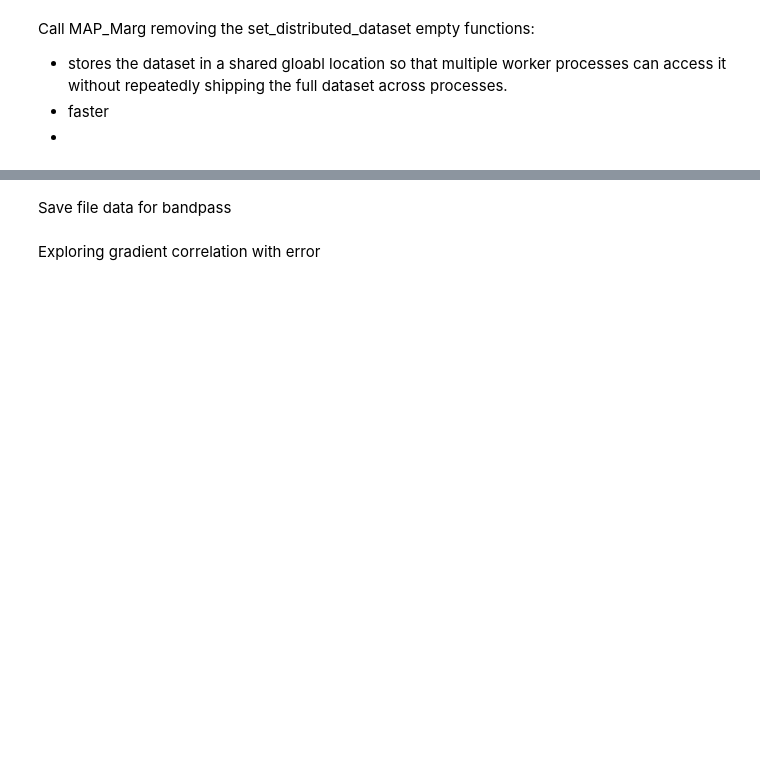
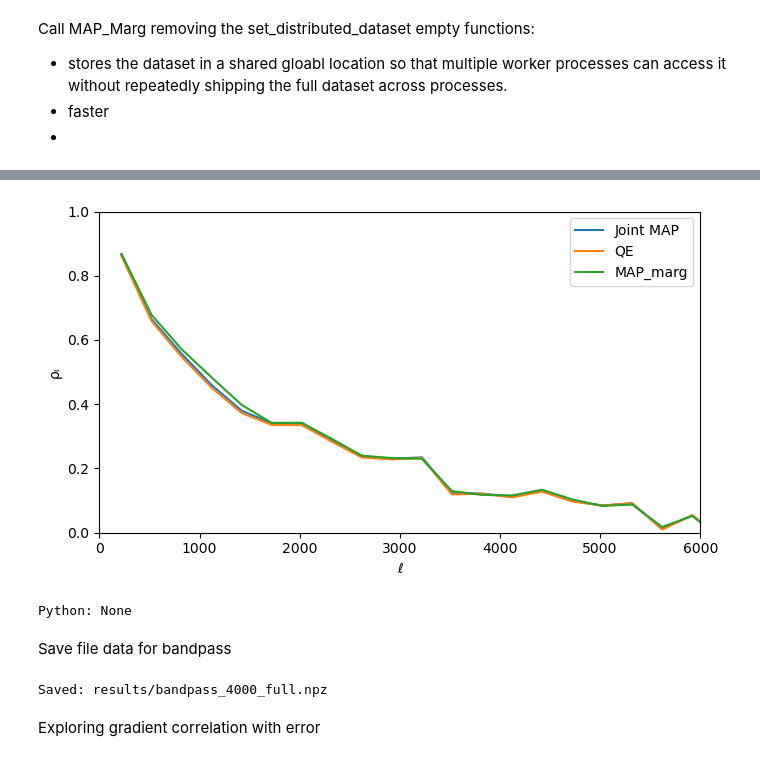
Before and after one commit to mdh959/CMB_Project, a Jupyter notebook: project.ipynb, the cells around one changed output, grey strips where cells are left out. Cells and saved outputs as stored; diff of their text form; code cells hidden in the pictures; blank space fills up the shorter version.

Commit message:
added Cl_unlensed_TT

```diff
--- a/project.ipynb
+++ b/project.ipynb
@@ -273,34 +334,37 @@ end
 # --- Compute correlations ---
 ρ_map  = get_ρℓ(ϕ,      ϕJ)
 ρ_qe   = get_ρℓ(ϕqe, ϕ)
 ρ_marg = get_ρℓ(ϕ_marg, ϕ)          # ← NEW LINE
 
 # --- Bin for smoothing ---
 ΔL = 300        # Louis used ~80–100; but your patch is smaller
 Lmap,  ρmap_b  = bin_spectrum(ρ_map.ℓ,  ρ_map.Cℓ;  ΔL=ΔL)
 Lqe,   ρqe_b   = bin_spectrum(ρ_qe.ℓ,   ρ_qe.Cℓ;   ΔL=ΔL)
 Lmarg, ρmarg_b = bin_spectrum(ρ_marg.ℓ, ρ_marg.Cℓ; ΔL=ΔL)   # ← NEW LINE
 
 # --- Plot (linear x-axis) ---
 using PythonPlot
 plt = PythonPlot
 plt.figure(figsize=(7,4))
 
 plt.plot(Lmap,  ρmap_b,  label="Joint MAP")
 plt.plot(Lqe,   ρqe_b,   label="QE")
 plt.plot(Lmarg, ρmarg_b, label="MAP_marg")     # ← NEW LINE
 
 plt.axhline(1, color="k", linestyle="--", linewidth=0.8)
 
 plt.xlim(0, 6000)      # match Louis’ plots
 plt.ylim(0, 1)
 
 plt.xlabel("ℓ")
 plt.ylabel("ρₗ")
 plt.legend()
 plt.tight_layout()
 plt.show()
-savefig("correlation_coefficient_bandpass_4000.png", dpi=300)
+# savefig("correlation_coefficient_bandpass_4000.png", dpi=300)
+# %% [output]
+[figure, added]
+Python: None
 # %% [markdown]
 Save file data for bandpass
 # %%
@@ -336,6 +400,7 @@ npzwrite("results/bandpass_4000_full.npz", Dict(
     # --- POWER SPECTRA ---
     "ell"        => Cℓ.total.ϕϕ.ℓ,
     "Cl_phi"     => Cℓ.total.ϕϕ.Cℓ,
+    "Cl_unlensed_TT"      => Cℓ.unlensed_total.TT.Cℓ,
     "Cl_TT"      => Cℓ.total.TT.Cℓ,
     "Cl_noise"   => Cℓn.TT.Cℓ,
 
@@ -354,6 +419,8 @@ npzwrite("results/bandpass_4000_full.npz", Dict(
 ))
 
 println("Saved: results/bandpass_4000_full.npz")
+# %% [output]
+Saved: results/bandpass_4000_full.npz
 # %% [markdown]
 Exploring gradient correlation with error
 # %%
```
Also changed, not shown: parts of 19 cells of this notebook, 2 other files.
